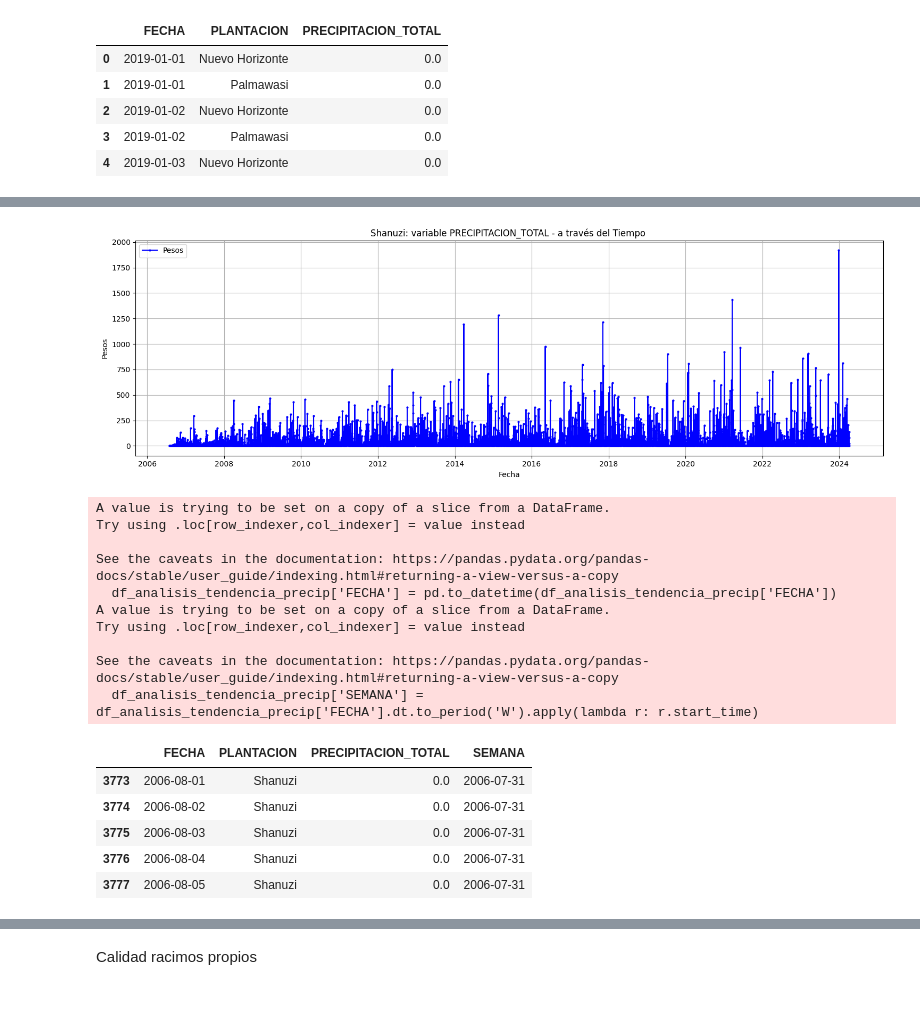
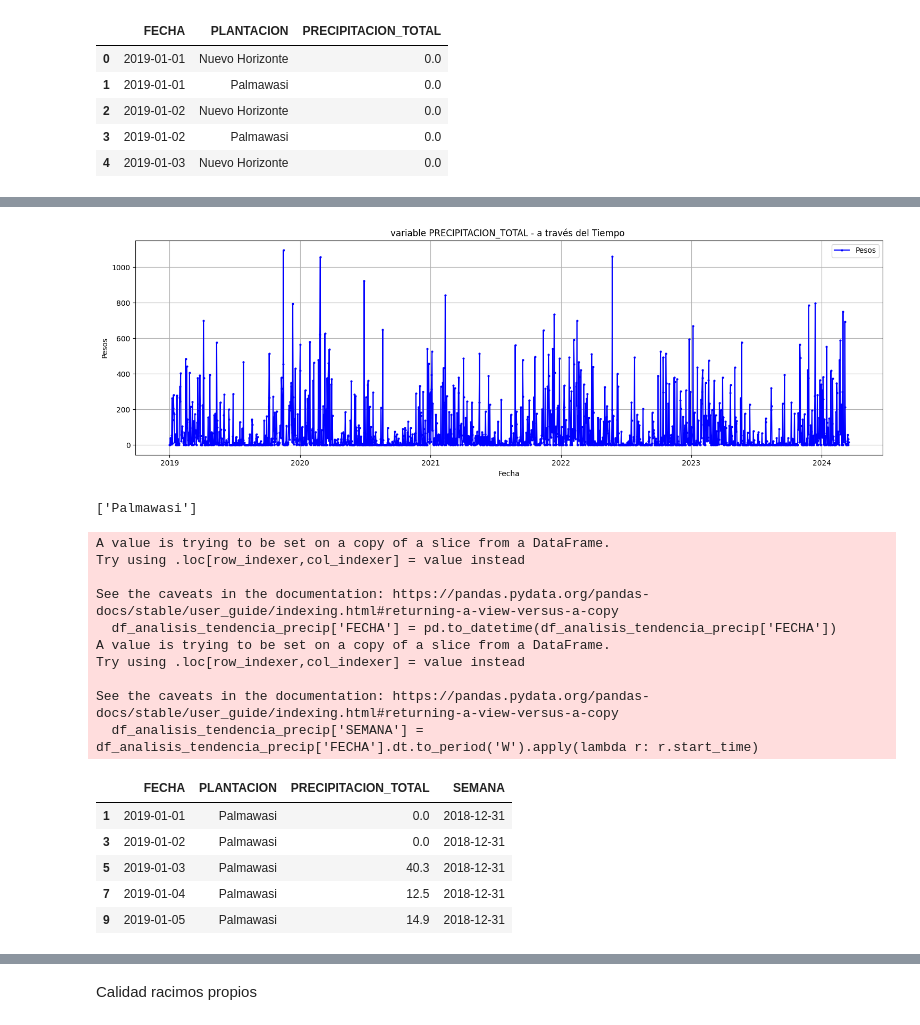
Before and after one commit to cesarqb/PROYECTO_01_analitica_descriptiva_TEA, a Jupyter notebook: src/features_scripts/Scrpit_match_tea.ipynb, the cells around one changed output, grey strips where cells are left out. Drawn from its saved outputs; the diff is of its cells as text; code cells hidden in the pictures.

```diff
--- a/src/features_scripts/Scrpit_match_tea.ipynb
+++ b/src/features_scripts/Scrpit_match_tea.ipynb
@@ -297,9 +297,17 @@ def function_tendencia_unica(df_x, valor,colors='green'):
     df_x = df_x.sort_values(by='FECHA')
     plantacion_name = df_x['PLANTACION'].unique()
 
+    # Si solo te interesa modificar el primer valor (o un único valor) puedes hacer:
+    if 'Shanuzi' in plantacion_name:
+        plantacion_name = ['Shanuzi']
+    else:
+        plantacion_name = plantacion_name.tolist()
+
     plt.figure(figsize=(15, 5))
     plt.plot(df_x['FECHA'], df_x[valor], marker='o', markersize=2, linestyle='-', color=colors, label='Pesos')
-    plt.title(f'{plantacion_name[0]}: variable {valor} - a través del Tiempo ')
+    # plt.title(f'{plantacion_name[0]}: variable {valor} - a través del Tiempo ')
+    plt.title(f'variable {valor} - a través del Tiempo ')
+
     plt.xlabel('Fecha')
     plt.ylabel('Pesos')
     plt.grid(True)
@@ -905,6 +904,7 @@ Precipitacion promedio: 38.41761521778421
 | 3 | 2019-01-02 | Palmawasi | 0.0 |
 | 4 | 2019-01-03 | Nuevo Horizonte | 0.0 |
 # %%
-# function_tendencia_unica(df_calidad_precipitacion_full[df_calidad_precipitacion_full['PLANTACION'] == 'Palmawasi'], 'PRECIPITACION_TOTAL','blue')
-function_tendencia_unica(df_calidad_precipitacion_full[df_calidad_precipitacion_full['PLANTACION'] == 'Shanuzi'], 'PRECIPITACION_TOTAL','blue')
+print(df_calidad_precipitacion_full.PLANTACION.unique())
+function_tendencia_unica(df_calidad_precipitacion_full[df_calidad_precipitacion_full['PLANTACION'] == 'Palmawasi'], 'PRECIPITACION_TOTAL','blue')
+# function_tendencia_unica(df_calidad_precipitacion_full[df_calidad_precipitacion_full['PLANTACION'] == 'Shanuzi'], 'PRECIPITACION_TOTAL','blue')
 # %% [output]
@@ -912,35 +913,38 @@ Analisis de  2006-08-01 00:00:00  hasta  2024-04-05 00:00:00
-[figure, old version]
+[figure, new version]
 # %%
 ## REDUCIENDO LA BASE A SEMANA
 ## ############
 ## ############
 
-# df_analisis_tendencia_precip = df_calidad_precipitacion_full[df_calidad_precipitacion_full['PLANTACION'] == 'Palmawasi']
-df_analisis_tendencia_precip = df_calidad_precipitacion_full[df_calidad_precipitacion_full['PLANTACION'] == 'Shanuzi']
+df_analisis_tendencia_precip = df_calidad_precipitacion_full[df_calidad_precipitacion_full['PLANTACION'] == 'Palmawasi']
+# df_analisis_tendencia_precip = df_calidad_precipitacion_full[df_calidad_precipitacion_full['PLANTACION'] == 'Shanuzi']
 
 
 df_analisis_tendencia_precip['FECHA'] = pd.to_datetime(df_analisis_tendencia_precip['FECHA'])
 
 # Crear columna 'SEMANA' que indica el año y la semana del año
 df_analisis_tendencia_precip['SEMANA'] = df_analisis_tendencia_precip['FECHA'].dt.to_period('W').apply(lambda r: r.start_time)
+
+print(df_analisis_tendencia_precip.PLANTACION.unique())
 df_analisis_tendencia_precip.head()
 # %% [output]
-A value is trying to be set on a copy of a slice from a DataFrame.
-Try using .loc[row_indexer,col_indexer] = value instead
-
-See the caveats in the documentation: https://pandas.pydata.org/pandas-docs/stable/user_guide/indexing.html#returning-a-view-versus-a-copy
-  df_analisis_tendencia_precip['FECHA'] = pd.to_datetime(df_analisis_tendencia_precip['FECHA'])
-A value is trying to be set on a copy of a slice from a DataFrame.
-Try using .loc[row_indexer,col_indexer] = value instead
-
-See the caveats in the documentation: https://pandas.pydata.org/pandas-docs/stable/user_guide/indexing.html#returning-a-view-versus-a-copy
-  df_analisis_tendencia_precip['SEMANA'] = df_analisis_tendencia_precip['FECHA'].dt.to_period('W').apply(lambda r: r.start_time)
+['Palmawasi']
+A value is trying to be set on a copy of a slice from a DataFrame.
+Try using .loc[row_indexer,col_indexer] = value instead
+
+See the caveats in the documentation: https://pandas.pydata.org/pandas-docs/stable/user_guide/indexing.html#returning-a-view-versus-a-copy
+  df_analisis_tendencia_precip['FECHA'] = pd.to_datetime(df_analisis_tendencia_precip['FECHA'])
+A value is trying to be set on a copy of a slice from a DataFrame.
+Try using .loc[row_indexer,col_indexer] = value instead
+
+See the caveats in the documentation: https://pandas.pydata.org/pandas-docs/stable/user_guide/indexing.html#returning-a-view-versus-a-copy
+  df_analisis_tendencia_precip['SEMANA'] = df_analisis_tendencia_precip['FECHA'].dt.to_period('W').apply(lambda r: r.start_time)
 |  | FECHA | PLANTACION | PRECIPITACION_TOTAL | SEMANA |
-| 3773 | 2006-08-01 | Shanuzi | 0.0 | 2006-07-31 |
-| 3774 | 2006-08-02 | Shanuzi | 0.0 | 2006-07-31 |
-| 3775 | 2006-08-03 | Shanuzi | 0.0 | 2006-07-31 |
-| 3776 | 2006-08-04 | Shanuzi | 0.0 | 2006-07-31 |
-| 3777 | 2006-08-05 | Shanuzi | 0.0 | 2006-07-31 |
+| 1 | 2019-01-01 | Palmawasi | 0.0 | 2018-12-31 |
+| 3 | 2019-01-02 | Palmawasi | 0.0 | 2018-12-31 |
+| 5 | 2019-01-03 | Palmawasi | 40.3 | 2018-12-31 |
+| 7 | 2019-01-04 | Palmawasi | 12.5 | 2018-12-31 |
+| 9 | 2019-01-05 | Palmawasi | 14.9 | 2018-12-31 |
 # %%
 # Agrupar por 'SEMANA' y calcular la suma de 'VALOR1' y 'VALOR2'
 df_analisis_tendencia_semana_precip = df_analisis_tendencia_precip.groupby(['SEMANA','PLANTACION']).agg({'PRECIPITACION_TOTAL': 'sum'}).reset_index()
```
Also changed, not shown: parts of 93 cells of this notebook, 6 other files.
